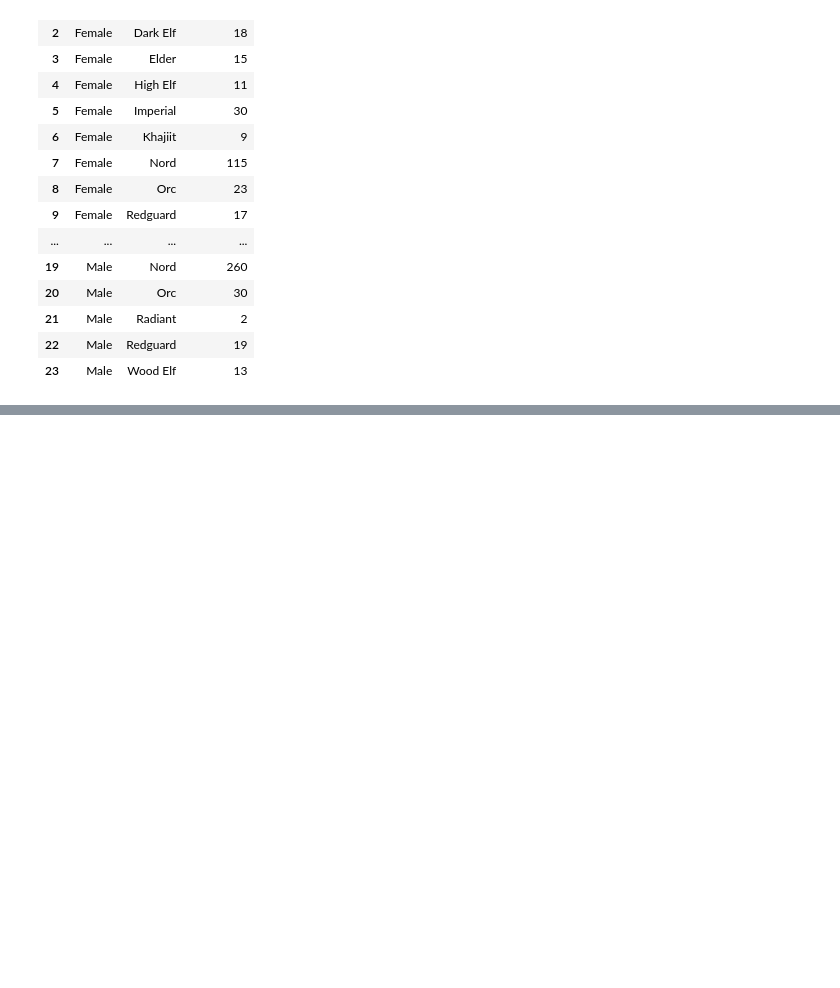
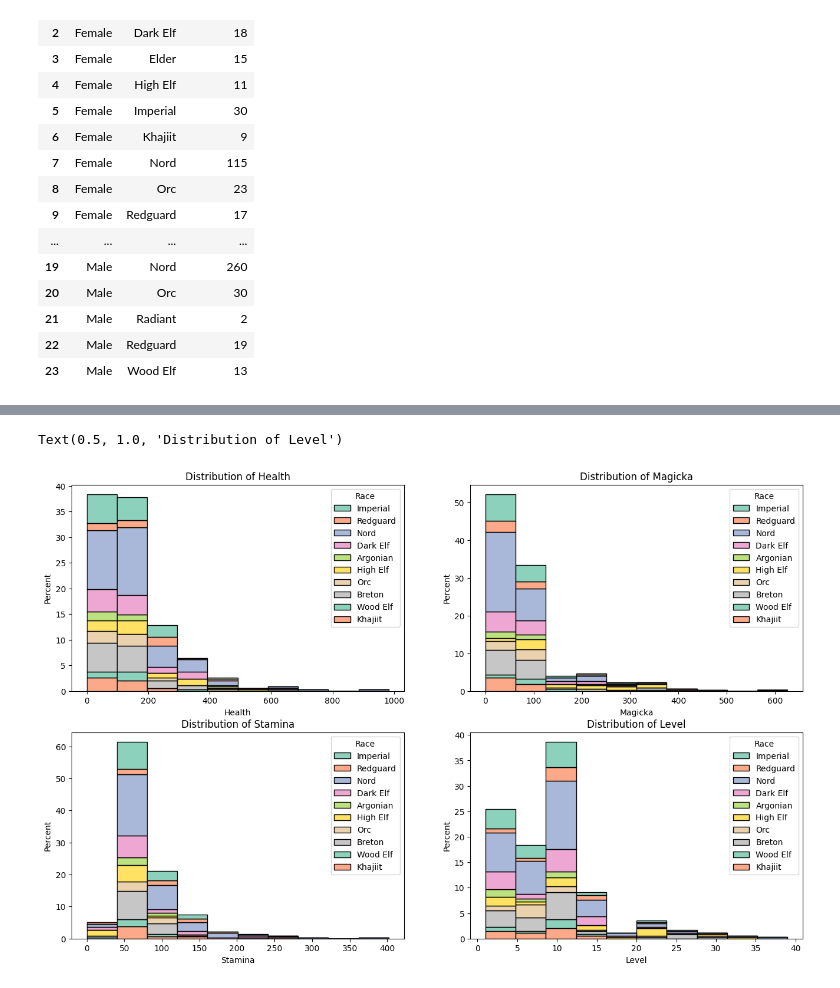
Before and after one commit to portfolio-nick-p/skyrim_data_analysis, a Jupyter notebook: skyrim_exploratory_analysis_SQL.ipynb, the cells around one changed output, grey strips where cells are left out. Saved outputs shown, nothing was run; the diff lists cells and outputs as text; code cells hidden in the pictures; blank space fills up the shorter version.

```diff
--- a/skyrim_exploratory_analysis_SQL.ipynb
+++ b/skyrim_exploratory_analysis_SQL.ipynb
@@ -516,0 +1080,43 @@ sns.scatterplot(x='Health',y='Level',data=df,hue='Race', size='Gender',alpha=.3)
+# %%
+query = """
+SELECT DISTINCT c.RACE
+    ,CAST(c.[LEVEL (PC=10)] as int) [Level]
+    ,CAST(c.[HEALTH (PC=10)] as int) [Health]
+    ,CAST(c.[MAGICKA (PC=10)] as int)[Magicka]
+    ,CAST(c.[STAMINA (PC=10)] as int) [Stamina]
+FROM CHARACTERS c
+WHERE c.BASEID <> 'None'
+AND c.GENDER NOT IN ('Indeterminate','Radiant')
+AND c.RACE <> 'Animals'
+AND c.RESPAWNS = 'No'
+AND c.[HEALTH (PC=10)] <> 'NaN'
+AND c.NAME NOT LIKE '%ghost%'
+AND c.CLASS <> 'Katria'
+AND c.LOCATION <> 'Hall of Valor, Sovngarde'
+AND c.RACE NOT IN ('Elder','Radiant','Snow Elf','Dremora')
+AND c.CLASS NOT LIKE '%ebony%warrior%'
+ORDER BY 2 DESC
+"""
+
+df = pd.read_sql(query, conn)
+
+plt.figure(figsize=(16,10))
+
+plt.subplot(2,2,1)
+sns.histplot(data=df, x='Health', bins=10, kde=False,color='red', hue='Race', stat='percent', palette="Set2", multiple="stack")
+plt.title('Distribution of Health')
+
+plt.subplot(2,2,2)
+sns.histplot(data=df, x='Magicka', bins=10, kde=False,color='blue', hue='Race', stat='percent', palette="Set2", multiple="stack")
+plt.title('Distribution of Magicka')
+
+plt.subplot(2,2,3)
+sns.histplot(data=df, x='Stamina', bins=10, kde=False,color='green', hue='Race', stat='percent', palette="Set2", multiple="stack")
+plt.title('Distribution of Stamina')
+
+plt.subplot(2,2,4)
+sns.histplot(data=df, x='Level', bins=10, kde=False,color='skyblue', hue='Race', stat='percent', palette="Set2", multiple="stack")
+plt.title('Distribution of Level')
+# %% [output]
+Text(0.5, 1.0, 'Distribution of Level')
+[figure, added]
```
Also changed, not shown: parts of 25 cells of this notebook.
